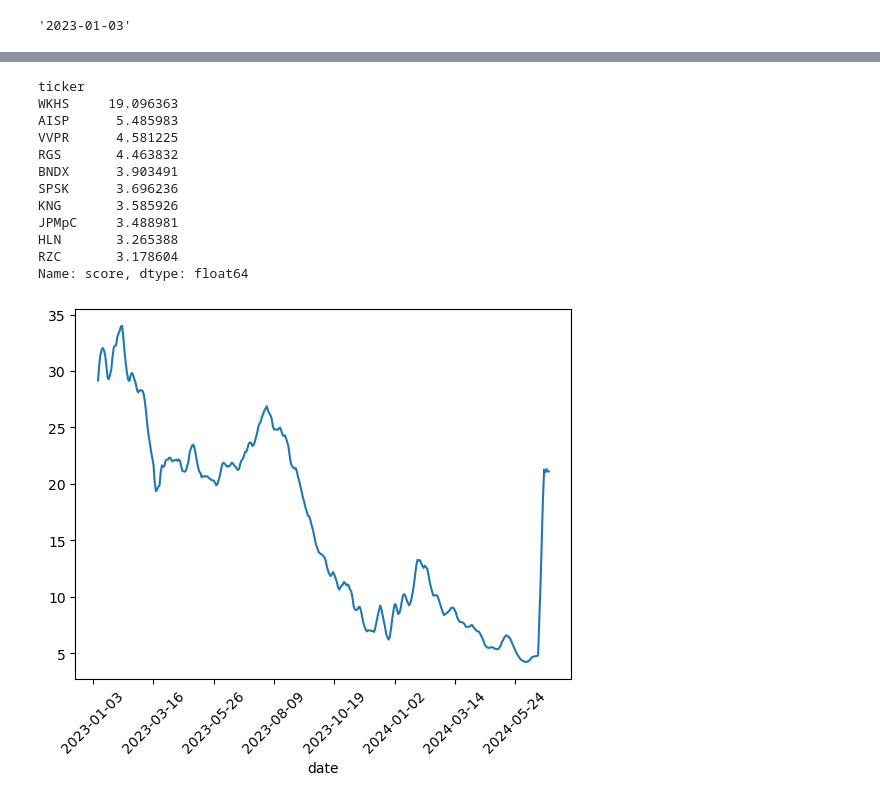
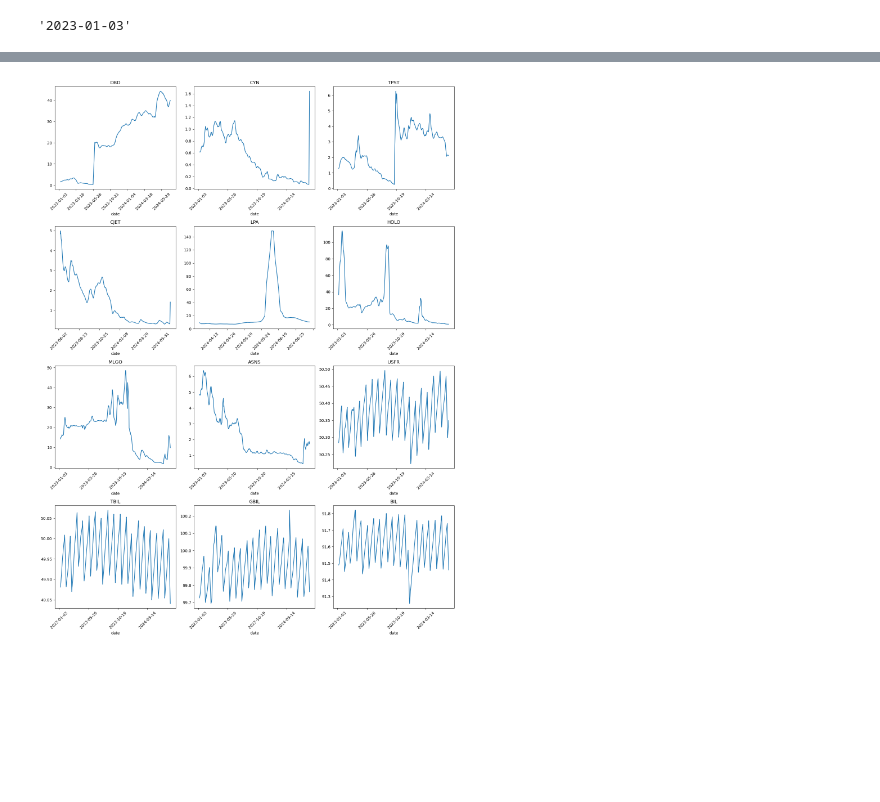
Before and after one commit to j-huic/stonks, a Jupyter notebook: snoop.ipynb, the cells around one changed output, grey strips where cells are left out. Saved outputs shown, nothing was run; the diff lists cells and outputs as text; code cells hidden in the pictures; blank space fills up the shorter version.

Commit message:
score changes and multi plot functionality

```diff
--- a/snoop.ipynb
+++ b/snoop.ipynb
@@ -52,6 +35,10 @@ recent['crosses30'] = recent.groupby('ticker').close.transform(lambda x: get_cro
 # %%
 between = get_between(df)
+# %%
+splits = get_splits(from_date='2024-05-01', to_date='2024-07-08')
+split_tickers = [x for x in splits.ticker.unique() if x in df.ticker.unique()]
+# %%
+nosplits = df[~df['ticker'].isin(split_tickers)].copy()
 # %%
-between['std'] = between.groupby('ticker')['return'].transform(lambda x: x.std())
-between['stddev'] = between['std'].transform(normalize)
-between['crossnorm'] = between['crosses'].transform(normalize)
+nosplits['std'] = nosplits.groupby('ticker')['return'].transform(lambda x: x.std())
+nosplits['stddev'] = nosplits['std'].transform(normalize)
@@ -60,21 +45,10 @@ between['score'] = np.sqrt(0.3*between['stddev']**2 + between['crossnorm']**2)
+# %%
+nosplits['crossnorm'] = nosplits['crosses5'].transform(normalize)
+nosplits['score'] = nosplits['stddev'] + 0.5*nosplits['crossnorm']
 # %%
-between.groupby('ticker')['score'].mean().nlargest(10)
+a = nosplits.groupby('ticker')['score'].mean().nlargest(12)
+plot_list(df, a.keys())
 # %% [output]
-ticker
-WKHS     19.096363
-AISP      5.485983
-VVPR      4.581225
-RGS       4.463832
-BNDX      3.903491
-SPSK      3.696236
-KNG       3.585926
-JPMpC     3.488981
-HLN       3.265388
-RZC       3.178604
-Name: score, dtype: float64
+[figure, added]
-# %%
-plot(df, 'rgs')
-# %% [output]
-[figure, removed]
 # %%
 # RZC, HLN, KNG, DGICA, BNDX, CHSCL, CHSCM, HON, GNR, AB, SLCA
```
Also changed, not shown: parts of 8 cells of this notebook, 1 other file.
